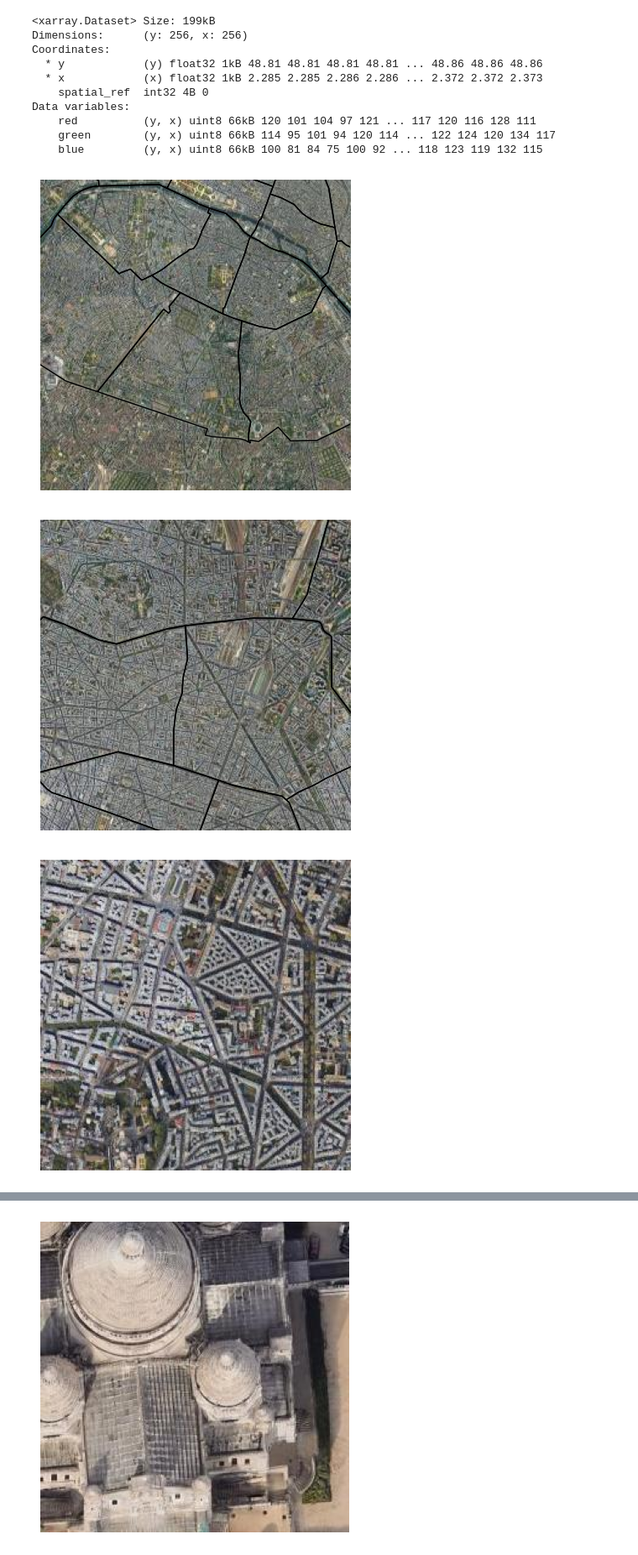
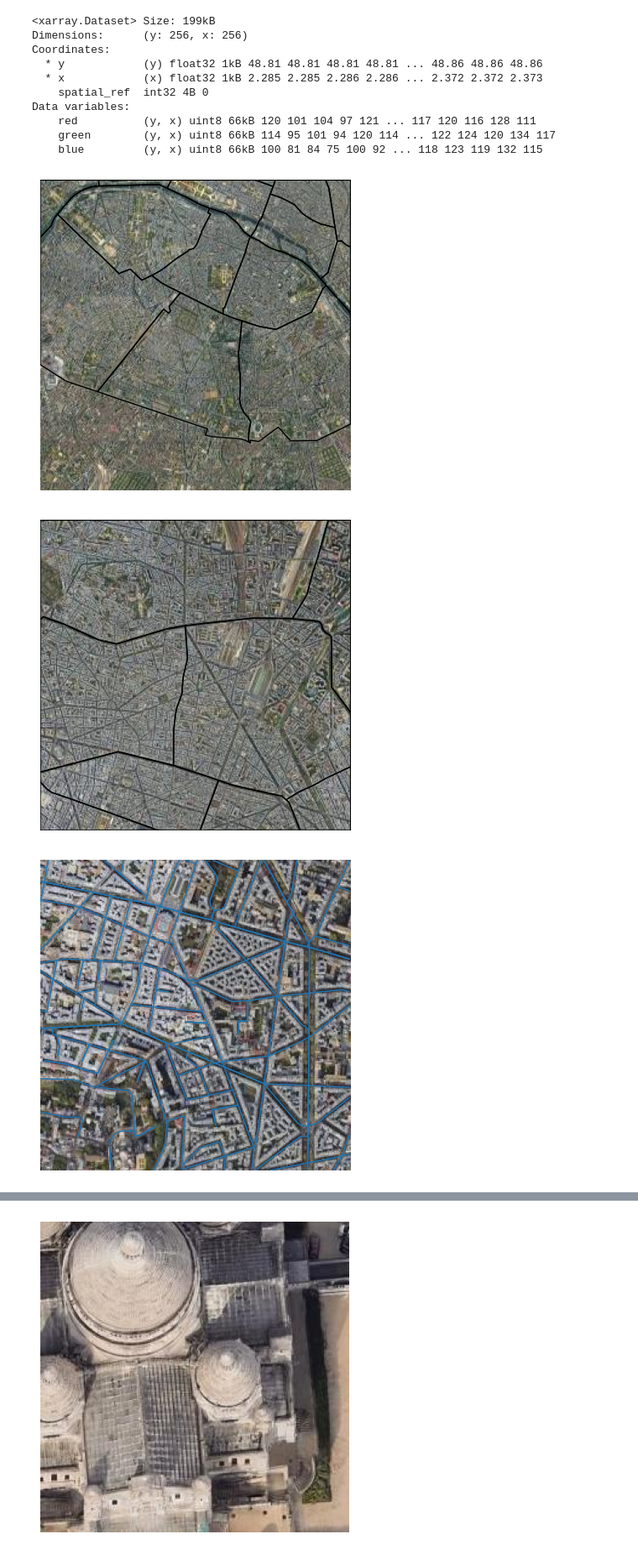
Before and after one commit to CyrilJl/Mathematical-Tours, a Jupyter notebook: GIS/Query GoogleMaps Satellites Tiles.ipynb, the cells around one changed output, grey strips where cells are left out. Shown at 84% size. Cells and saved outputs as stored; diff of their text form; code cells hidden in the pictures.

```diff
--- a/GIS/Query GoogleMaps Satellites Tiles.ipynb
+++ b/GIS/Query GoogleMaps Satellites Tiles.ipynb
@@ -99,11 +99,11 @@ class GoogleMapsTiles:
         plt.xlim(xmin-dx/2, xmax+dx/2)
         plt.ylim(ymin-dy/2, ymax+dy/2)
         plt.gca().axis('off')
+        plt.gca().set_aspect(1/np.cos(y.mean()*np.pi/180))
         if gdf is not None:
-            gdf.plot(ax=plt.gca(), fc='none', lw=1)
+            gpd.clip(gdf, mask=(xmin-dx/2, ymin-dy/2, xmax+dx/2, ymax+dy/2)).plot(ax=plt.gca(), fc='none', lw=1)
         if show:
             plt.show()
 # %%
 paris = gpd.read_file("https://opendata.paris.fr/api/explore/v2.1/catalog/datasets/arrondissements/exports/geojson?lang=fr&timezone=Europe%2FBerlin")
-paris.plot(fc='none')
-plt.show()
+osm_roads = gpd.read_file("data/osm_roads_paris.gpkg")
@@ -127,14 +125,14 @@ Data variables:
 # %%
 GoogleMapsTiles.plot_raster(ds, gdf=paris)
 # %% [output]
-[figure, old version]
+[figure, new version]
 # %%
 ds = GoogleMapsTiles.download_raster(zoom=13, place='Sacré Coeur, Paris')
 GoogleMapsTiles.plot_raster(ds, gdf=paris)
 # %% [output]
-[figure, old version]
+[figure, new version]
 # %%
 ds = GoogleMapsTiles.download_raster(zoom=15, place='Sacré Coeur, Paris')
-GoogleMapsTiles.plot_raster(ds, gdf=paris)
+GoogleMapsTiles.plot_raster(ds, gdf=osm_roads)
 # %% [output]
-[figure, old version]
+[figure, new version]
```
Also changed, not shown: parts of 4 cells of this notebook.
